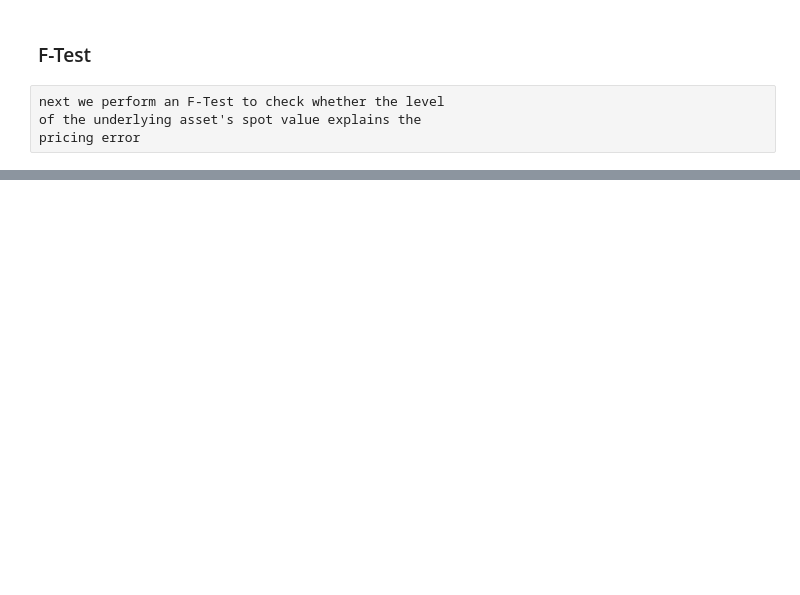
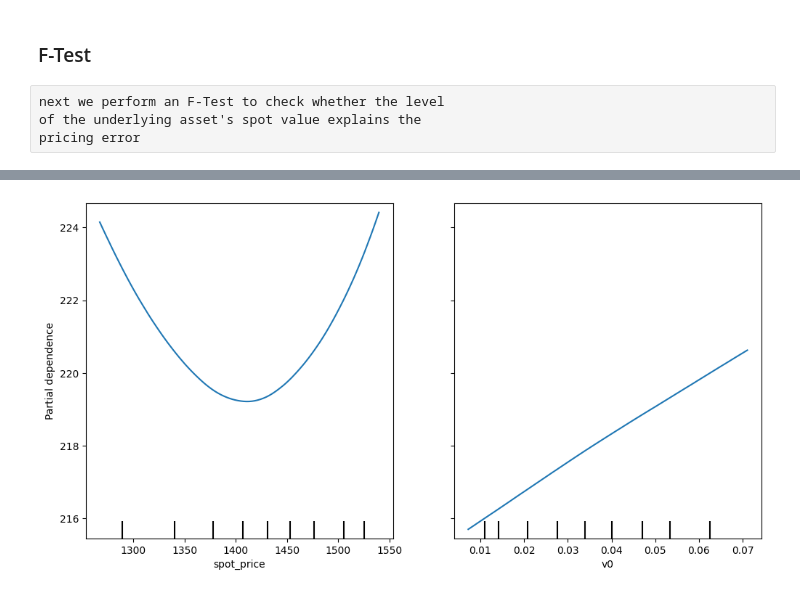
Before and after one commit to boomelage/machine-learning-option-pricing, a Jupyter notebook: trained_model_backtesting.ipynb, the cells around one changed output, grey strips where cells are left out. Cells and saved outputs as stored; diff of their text form; code cells hidden in the pictures; blank space fills up the shorter version.

```diff
--- a/trained_model_backtesting.ipynb
+++ b/trained_model_backtesting.ipynb
@@ -262 +260,8 @@ regression_data
 1091 rows × 15 columns
+# %%
+from sklearn.inspection import partial_dependence,PartialDependenceDisplay
+part_disp_X = train_data[model_fit.feature_names_in_]
+fig, ax = plt.subplots(figsize=(12, 6))
+disp = PartialDependenceDisplay.from_estimator(model_fit, part_disp_X, ["spot_price", "v0"], ax=ax)
+# %% [output]
+[figure, added]
```
Also changed, not shown: parts of 16 cells of this notebook, 1 other file.
